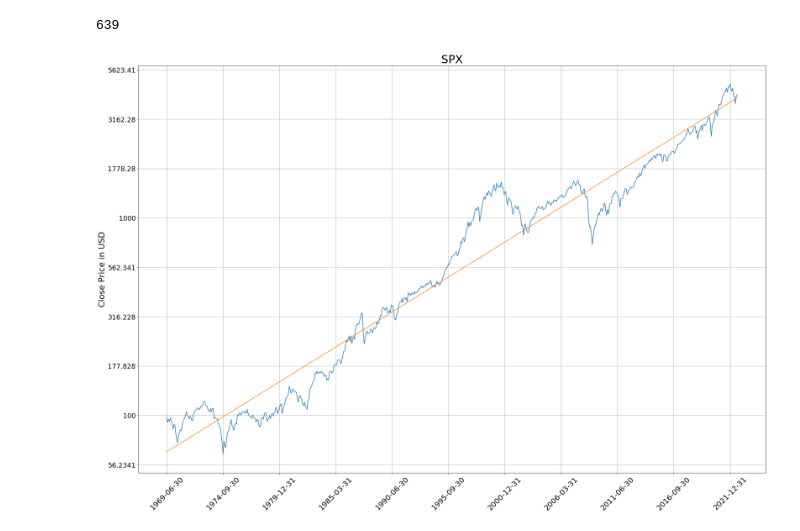
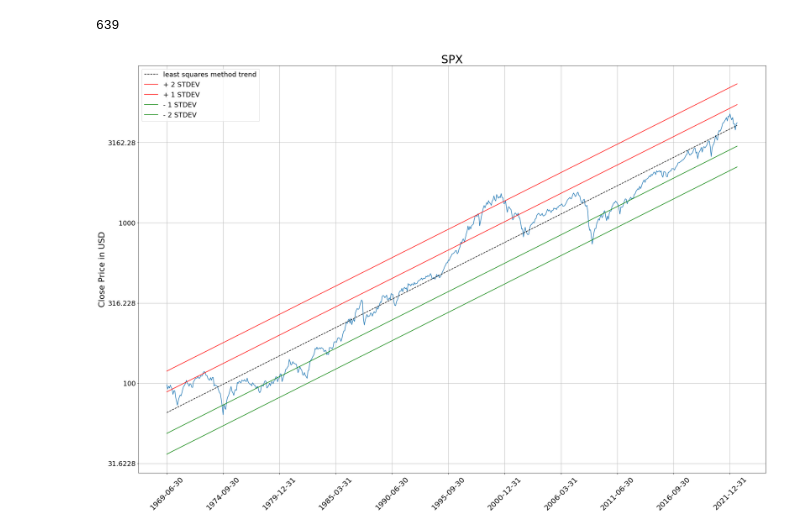
Before and after one commit to a1eaiactaest/notebooks, a Jupyter notebook: regression.ipynb, the cells around one changed output. Drawn from its saved outputs; the diff is of its cells as text; code cells hidden in the pictures.

Commit message:
standard deviation lines

```diff
--- a/regression.ipynb
+++ b/regression.ipynb
@@ -54,20 +47,36 @@ high = max(df['Close'])
 DATES_INTERVAL = df.shape[0]//10
 # %%
 fig, ax = plt.subplots(figsize=(30,20))
-plt.plot(range(df.shape[0]), Y)
-plt.plot(range(df.shape[0]), est)
+
+# values from 0 ... len(df)
+len_range = range(df.shape[0])
+
+# plot stock values
+plt.plot(len_range, Y)
+
+# plot linear regression line
+plt.plot(len_range, est, "--k", label="least squares method trend")
+
+# plot standard deviation lines
+plt.plot(len_range, est + np.std(est)/2, "r", label="+ 2 STDEV")
+plt.plot(len_range, est + np.std(est)/4, "r", label="+ 1 STDEV")
+plt.plot(len_range, est - np.std(est)/4, "g", label="- 1 STDEV")
+plt.plot(len_range, est - np.std(est)/2, "g", label="- 2 STDEV")
+
+
 
 plt.yscale('linear')
+legend = plt.legend(loc='upper left', fontsize=18)
 ax.yaxis.set_major_formatter(ticker.FuncFormatter(lambda y, _: '{:g}'.format(10**y)))
 
 
 plt.xticks(range(0, df.shape[0], DATES_INTERVAL), df['Date'].loc[::DATES_INTERVAL], rotation=45, fontsize=20)
 plt.yticks(fontsize=18)
 
 plt.grid(True)
 plt.title('SPX', fontsize=30)
 plt.ylabel('Close Price in USD', fontsize=22)
 
 plt.show()
 # %% [output]
-[figure, old version]
+[figure, new version]
```
Also changed, not shown: parts of 1 cell of this notebook, 2 other files.
